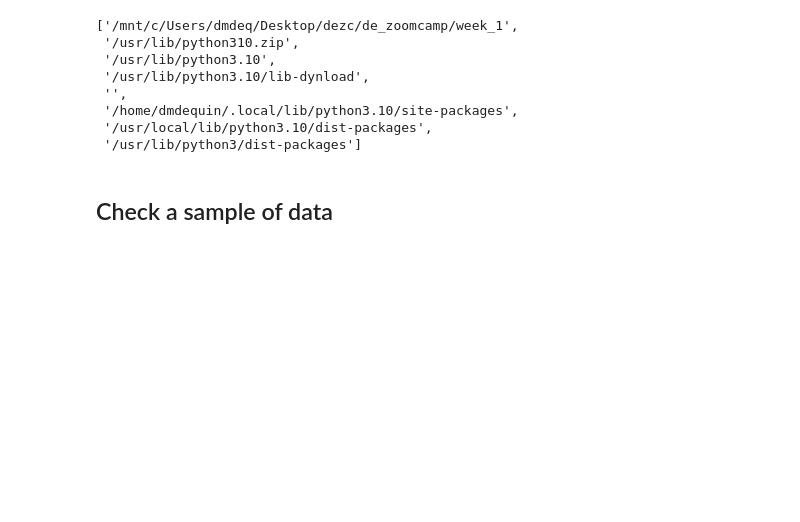
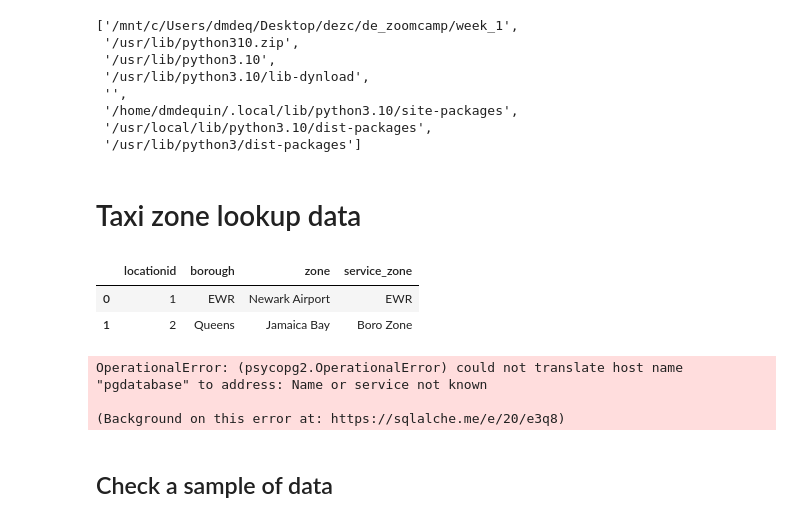
Before and after one commit to dmdequin/de_zoomcamp, a Jupyter notebook: week_1/upload_data.ipynb, the cells around one changed output. Drawn from its saved outputs; the diff is of its cells as text; code cells hidden in the pictures; blank space fills up the shorter version.

```diff
--- a/week_1/upload_data.ipynb
+++ b/week_1/upload_data.ipynb
@@ -17,3 +17,5 @@ sys.path
  '/home/dmdequin/.local/lib/python3.10/site-packages',
  '/usr/local/lib/python3.10/dist-packages',
  '/usr/lib/python3/dist-packages']
+# %% [markdown]
+# Taxi zone lookup data
@@ -19,0 +25,7 @@ sys.path
+# %%
+df_zones = pd.read_csv("taxi_zone_lookup.csv")
+df_zones.head(2)
+# %% [output]
+|  | locationid | borough | zone | service_zone |
+| 0 | 1 | EWR | Newark Airport | EWR |
+| 1 | 2 | Queens | Jamaica Bay | Boro Zone |
@@ -20,3 +35,10 @@ sys.path
+# %%
+# Add data to postgres
+df_zones.to_sql(name="zones", con=engine, if_exists="replace")
+# %% [output]
+OperationalError: (psycopg2.OperationalError) could not translate host name "pgdatabase" to address: Name or service not known
+
+(Background on this error at: https://sqlalche.me/e/20/e3q8)
 # %% [markdown]
 ## Check a sample of data
 # %%
```
Also changed, not shown: parts of 2 cells of this notebook, 2 other files.
